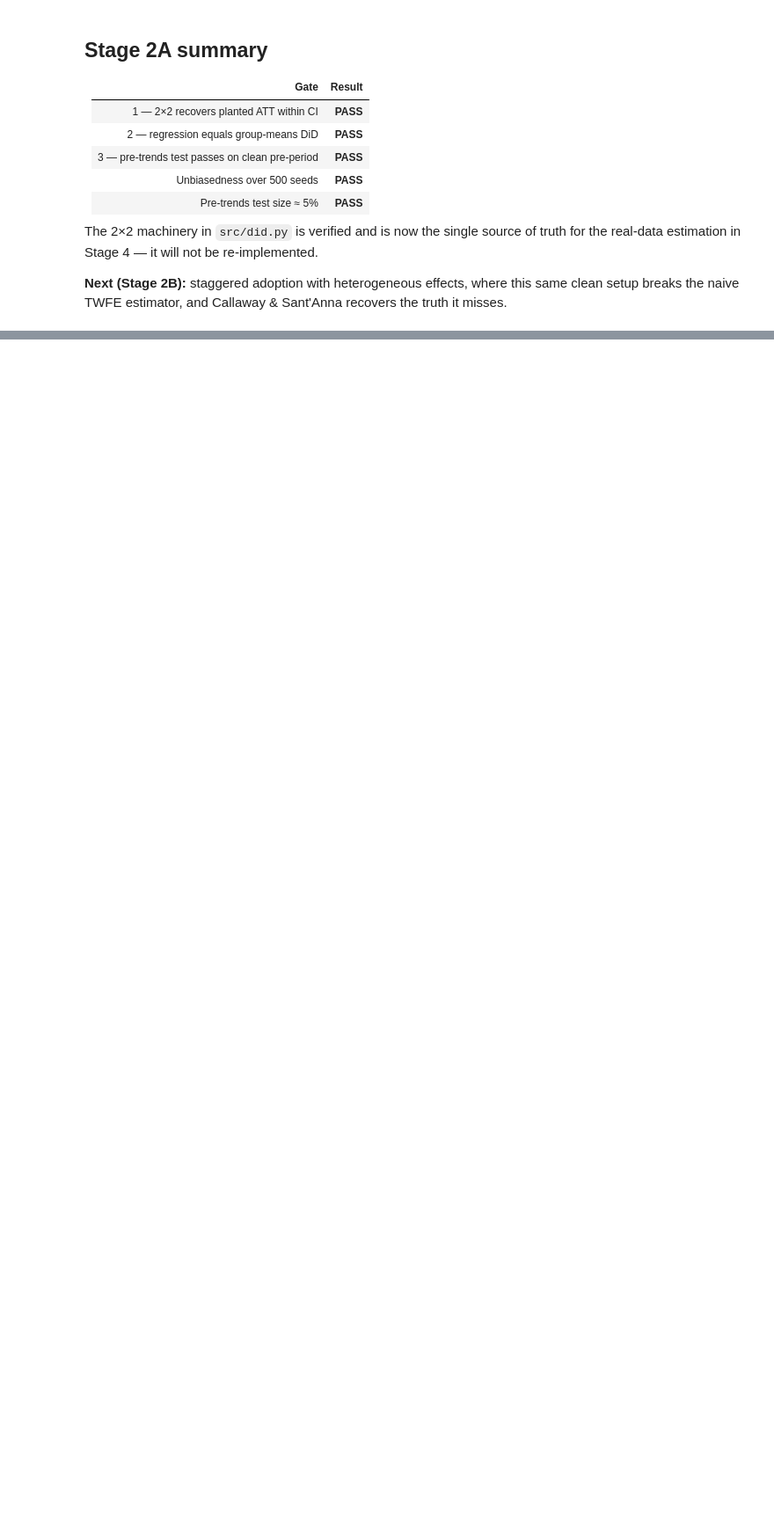
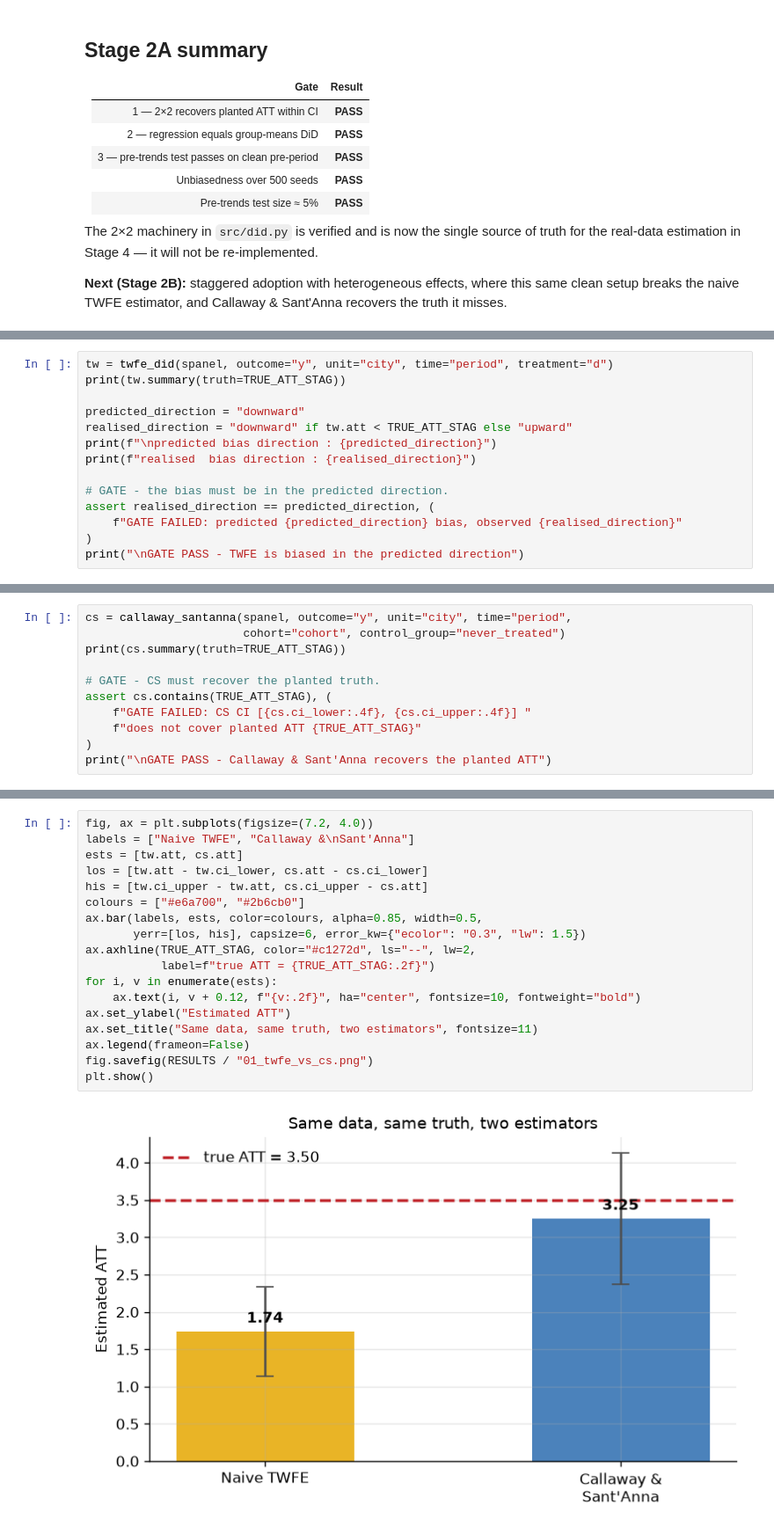
Before and after one commit to 1Robert1Business1/Host-City-Economics, a Jupyter notebook: notebooks/01_synthetic-validation.ipynb, the cells around one changed output, grey strips where cells are left out. Shown at 88% size. Saved outputs shown, nothing was run; the diff lists cells and outputs as text; blank space fills up the shorter version.

```diff
--- a/notebooks/01_synthetic-validation.ipynb
+++ b/notebooks/01_synthetic-validation.ipynb
@@ -427,0 +559,14 @@ recovers the truth it misses.
+# %%
+tw = twfe_did(spanel, outcome="y", unit="city", time="period", treatment="d")
+print(tw.summary(truth=TRUE_ATT_STAG))
+
+predicted_direction = "downward"
+realised_direction = "downward" if tw.att < TRUE_ATT_STAG else "upward"
+print(f"\npredicted bias direction : {predicted_direction}")
+print(f"realised  bias direction : {realised_direction}")
+
+# GATE - the bias must be in the predicted direction.
+assert realised_direction == predicted_direction, (
+    f"GATE FAILED: predicted {predicted_direction} bias, observed {realised_direction}"
+)
+print("\nGATE PASS - TWFE is biased in the predicted direction")
@@ -427,0 +711,11 @@ recovers the truth it misses.
+# %%
+cs = callaway_santanna(spanel, outcome="y", unit="city", time="period",
+                       cohort="cohort", control_group="never_treated")
+print(cs.summary(truth=TRUE_ATT_STAG))
+
+# GATE - CS must recover the planted truth.
+assert cs.contains(TRUE_ATT_STAG), (
+    f"GATE FAILED: CS CI [{cs.ci_lower:.4f}, {cs.ci_upper:.4f}] "
+    f"does not cover planted ATT {TRUE_ATT_STAG}"
+)
+print("\nGATE PASS - Callaway & Sant'Anna recovers the planted ATT")
@@ -427,0 +732,20 @@ recovers the truth it misses.
+# %%
+fig, ax = plt.subplots(figsize=(7.2, 4.0))
+labels = ["Naive TWFE", "Callaway &\nSant'Anna"]
+ests = [tw.att, cs.att]
+los = [tw.att - tw.ci_lower, cs.att - cs.ci_lower]
+his = [tw.ci_upper - tw.att, cs.ci_upper - cs.att]
+colours = ["#e6a700", "#2b6cb0"]
+ax.bar(labels, ests, color=colours, alpha=0.85, width=0.5,
+       yerr=[los, his], capsize=6, error_kw={"ecolor": "0.3", "lw": 1.5})
+ax.axhline(TRUE_ATT_STAG, color="#c1272d", ls="--", lw=2,
+           label=f"true ATT = {TRUE_ATT_STAG:.2f}")
+for i, v in enumerate(ests):
+    ax.text(i, v + 0.12, f"{v:.2f}", ha="center", fontsize=10, fontweight="bold")
+ax.set_ylabel("Estimated ATT")
+ax.set_title("Same data, same truth, two estimators", fontsize=11)
+ax.legend(frameon=False)
+fig.savefig(RESULTS / "01_twfe_vs_cs.png")
+plt.show()
+# %% [output]
+[figure, added]
```
Also changed, not shown: parts of 25 cells of this notebook, 8 other files.
